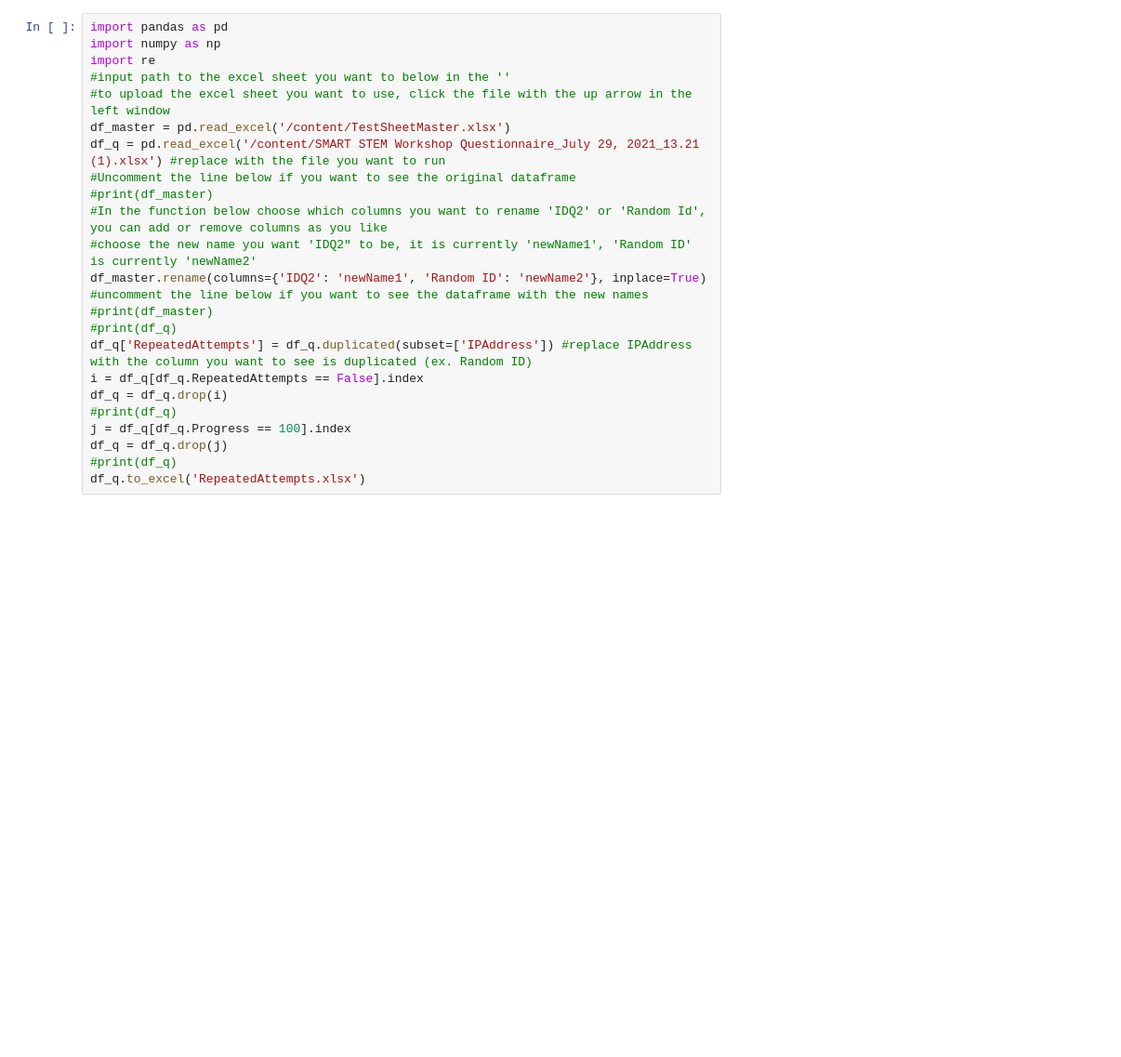
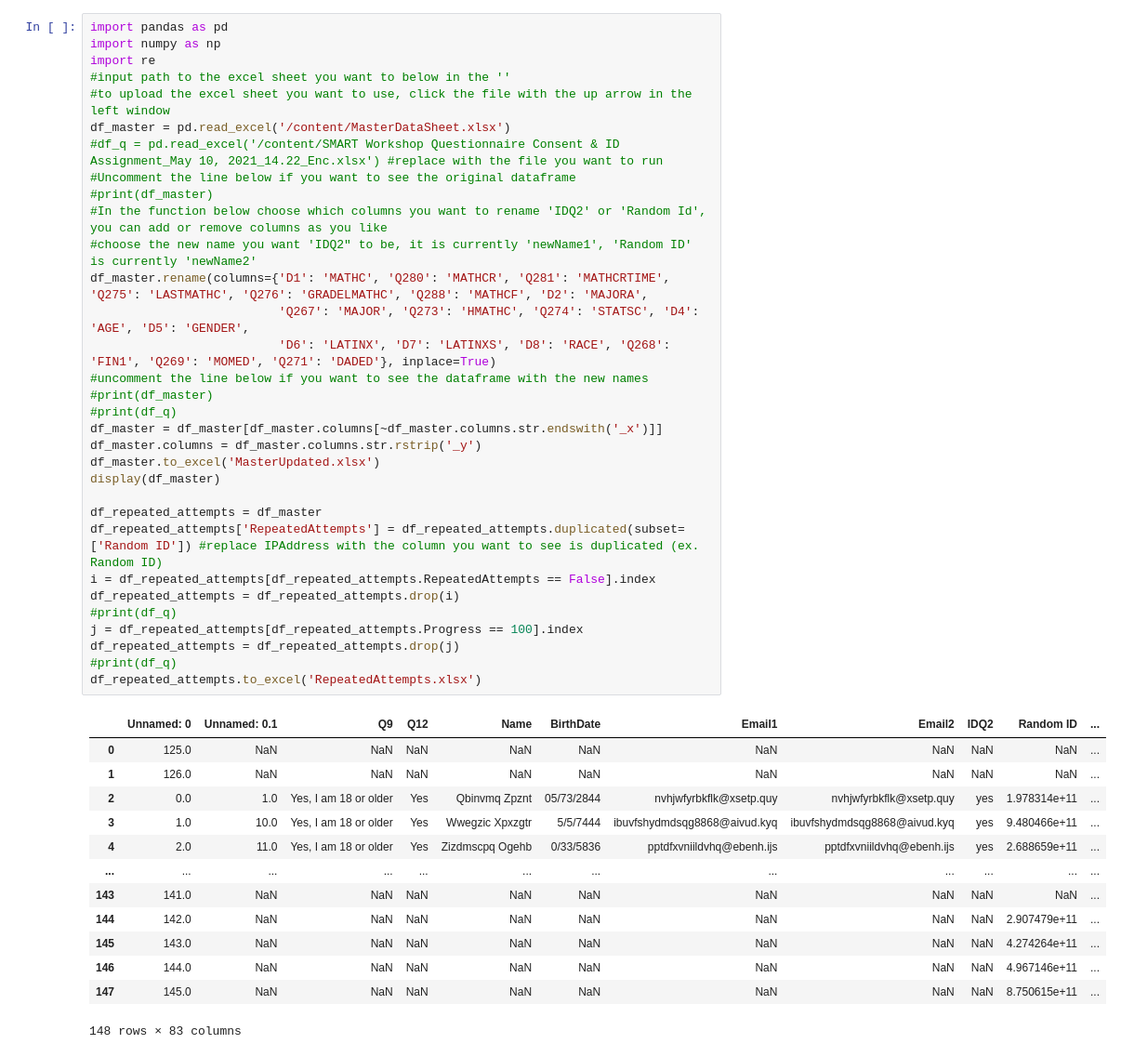
Before and after one commit to DietDrPorter/HSISmart, a Jupyter notebook: rename_and_repeat.ipynb, the cells around one changed output. Shown: that part at 93% size. Saved outputs shown, nothing was run; the diff lists cells and outputs as text; blank space fills up the shorter version.

```diff
--- a/rename_and_repeat.ipynb
+++ b/rename_and_repeat.ipynb
@@ -3,24 +3,46 @@
 # %%
 import pandas as pd
 import numpy as np
 import re
 #input path to the excel sheet you want to below in the ''
 #to upload the excel sheet you want to use, click the file with the up arrow in the left window
-df_master = pd.read_excel('/content/TestSheetMaster.xlsx')
-df_q = pd.read_excel('/content/SMART STEM Workshop Questionnaire_July 29, 2021_13.21 (1).xlsx') #replace with the file you want to run
+df_master = pd.read_excel('/content/MasterDataSheet.xlsx')
+#df_q = pd.read_excel('/content/SMART Workshop Questionnaire Consent & ID Assignment_May 10, 2021_14.22_Enc.xlsx') #replace with the file you want to run
 #Uncomment the line below if you want to see the original dataframe
 #print(df_master)
 #In the function below choose which columns you want to rename 'IDQ2' or 'Random Id', you can add or remove columns as you like
 #choose the new name you want 'IDQ2" to be, it is currently 'newName1', 'Random ID' is currently 'newName2'
-df_master.rename(columns={'IDQ2': 'newName1', 'Random ID': 'newName2'}, inplace=True)
+df_master.rename(columns={'D1': 'MATHC', 'Q280': 'MATHCR', 'Q281': 'MATHCRTIME', 'Q275': 'LASTMATHC', 'Q276': 'GRADELMATHC', 'Q288': 'MATHCF', 'D2': 'MAJORA',
+                          'Q267': 'MAJOR', 'Q273': 'HMATHC', 'Q274': 'STATSC', 'D4': 'AGE', 'D5': 'GENDER',
+                          'D6': 'LATINX', 'D7': 'LATINXS', 'D8': 'RACE', 'Q268': 'FIN1', 'Q269': 'MOMED', 'Q271': 'DADED'}, inplace=True)
 #uncomment the line below if you want to see the dataframe with the new names
 #print(df_master)
 #print(df_q)
-df_q['RepeatedAttempts'] = df_q.duplicated(subset=['IPAddress']) #replace IPAddress with the column you want to see is duplicated (ex. Random ID)
-i = df_q[df_q.RepeatedAttempts == False].index
-df_q = df_q.drop(i)
+df_master = df_master[df_master.columns[~df_master.columns.str.endswith('_x')]]
+df_master.columns = df_master.columns.str.rstrip('_y')
+df_master.to_excel('MasterUpdated.xlsx')
+display(df_master)
+
+df_repeated_attempts = df_master
+df_repeated_attempts['RepeatedAttempts'] = df_repeated_attempts.duplicated(subset=['Random ID']) #replace IPAddress with the column you want to see is duplicated (ex. Random ID)
+i = df_repeated_attempts[df_repeated_attempts.RepeatedAttempts == False].index
+df_repeated_attempts = df_repeated_attempts.drop(i)
 #print(df_q)
-j = df_q[df_q.Progress == 100].index
-df_q = df_q.drop(j)
+j = df_repeated_attempts[df_repeated_attempts.Progress == 100].index
+df_repeated_attempts = df_repeated_attempts.drop(j)
 #print(df_q)
-df_q.to_excel('RepeatedAttempts.xlsx')
+df_repeated_attempts.to_excel('RepeatedAttempts.xlsx')
+# %% [output]
+|  | Unnamed: 0 | Unnamed: 0.1 | Q9 | Q12 | Name | BirthDate | Email1 | Email2 | IDQ2 | Random ID | ... |
+| 0 | 125.0 | NaN | NaN | NaN | NaN | NaN | NaN | NaN | NaN | NaN | ... |
+| 1 | 126.0 | NaN | NaN | NaN | NaN | NaN | NaN | NaN | NaN | NaN | ... |
+| 2 | 0.0 | 1.0 | Yes, I am 18 or older | Yes | Qbinvmq Zpznt | 05/73/2844 | nvhjwfyrbkflk@xsetp.quy | nvhjwfyrbkflk@xsetp.quy | yes | 1.978314e+11 | ... |
+| 3 | 1.0 | 10.0 | Yes, I am 18 or older | Yes | Wwegzic Xpxzgtr | 5/5/7444 | ibuvfshydmdsqg8868@aivud.kyq | ibuvfshydmdsqg8868@aivud.kyq | yes | 9.480466e+11 | ... |
+| 4 | 2.0 | 11.0 | Yes, I am 18 or older | Yes | Zizdmscpq Ogehb | 0/33/5836 | pptdfxvniildvhq@ebenh.ijs | pptdfxvniildvhq@ebenh.ijs | yes | 2.688659e+11 | ... |
+| ... | ... | ... | ... | ... | ... | ... | ... | ... | ... | ... | ... |
+| 143 | 141.0 | NaN | NaN | NaN | NaN | NaN | NaN | NaN | NaN | NaN | ... |
+| 144 | 142.0 | NaN | NaN | NaN | NaN | NaN | NaN | NaN | NaN | 2.907479e+11 | ... |
+| 145 | 143.0 | NaN | NaN | NaN | NaN | NaN | NaN | NaN | NaN | 4.274264e+11 | ... |
+| 146 | 144.0 | NaN | NaN | NaN | NaN | NaN | NaN | NaN | NaN | 4.967146e+11 | ... |
+| 147 | 145.0 | NaN | NaN | NaN | NaN | NaN | NaN | NaN | NaN | 8.750615e+11 | ... |
+148 rows × 83 columns
```
